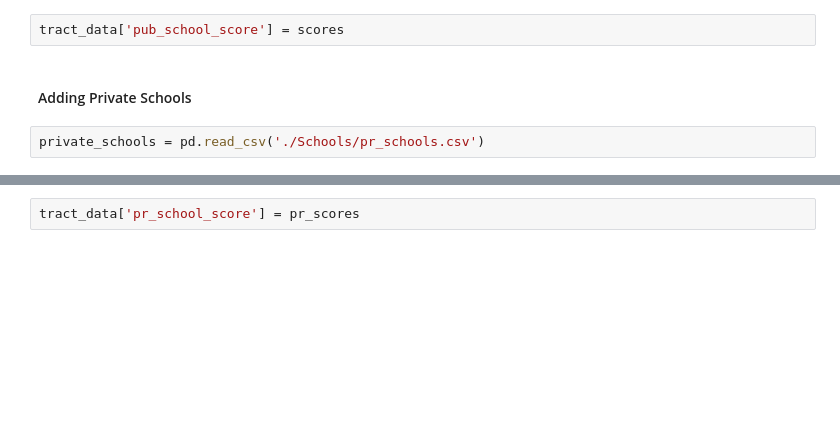
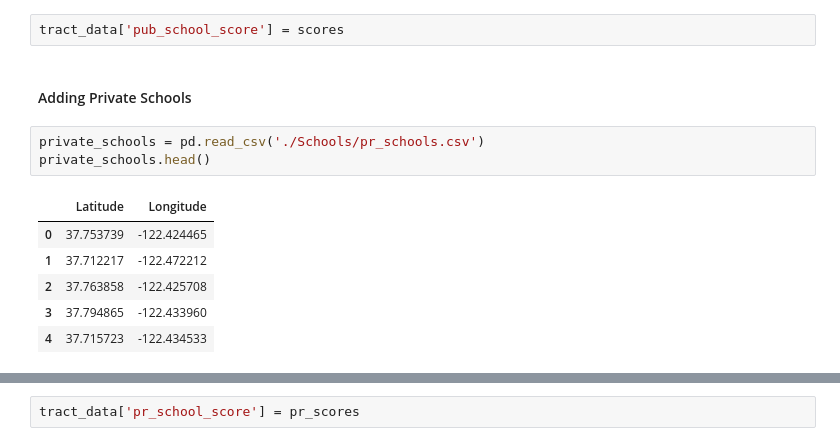
Before and after one commit to bayeshack2016/quant-hack, a Jupyter notebook: data/Aggregating Data from Locations for Schools.ipynb, the cells around one changed output, grey strips where cells are left out. Saved outputs shown, nothing was run; the diff lists cells and outputs as text; blank space fills up the shorter version.

```diff
--- a/data/Aggregating Data from Locations for Schools.ipynb
+++ b/data/Aggregating Data from Locations for Schools.ipynb
@@ -62,3 +58,11 @@ tract_data['pub_school_score'] = scores
 #### Adding Private Schools
 # %%
 private_schools = pd.read_csv('./Schools/pr_schools.csv')
+private_schools.head()
+# %% [output]
+|  | Latitude | Longitude |
+| 0 | 37.753739 | -122.424465 |
+| 1 | 37.712217 | -122.472212 |
+| 2 | 37.763858 | -122.425708 |
+| 3 | 37.794865 | -122.433960 |
+| 4 | 37.715723 | -122.434533 |
```
Also changed, not shown: parts of 12 cells of this notebook, 7 other files.
